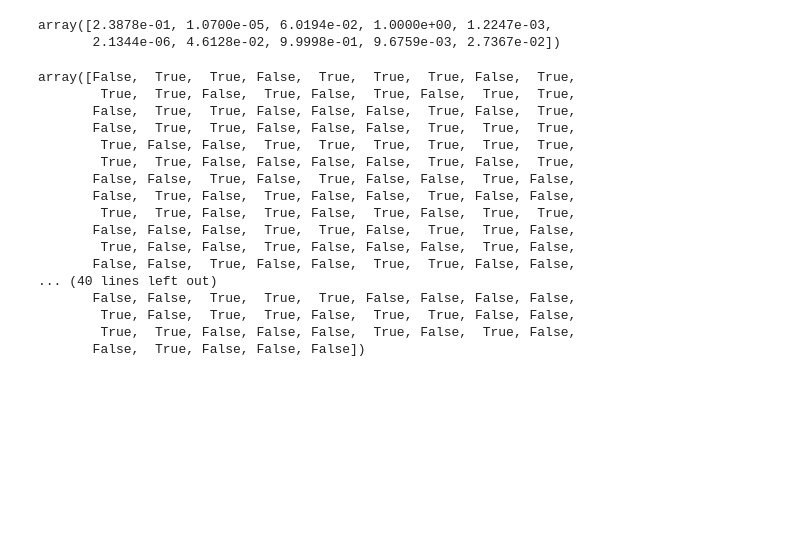
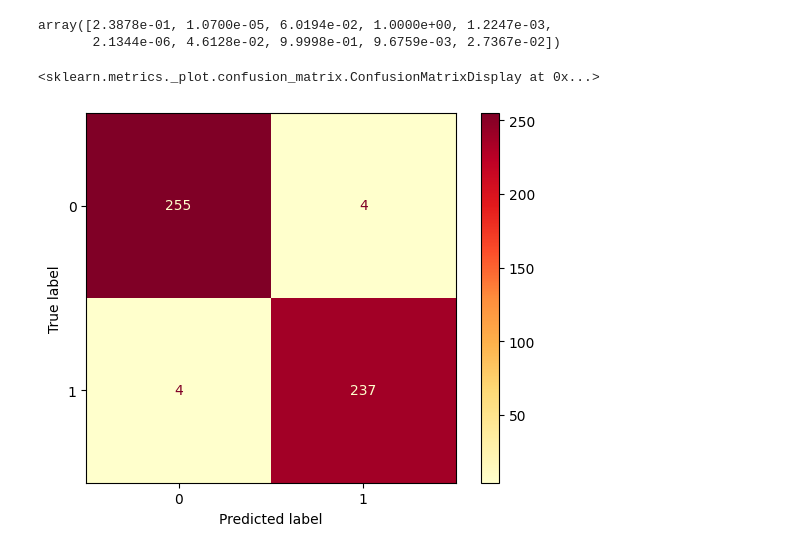
Before and after one commit to Unchana19/deep-learning, a Jupyter notebook: 03_Backprop_HW.ipynb, the cells around one changed output. Drawn from its saved outputs; the diff is of its cells as text; code cells hidden in the pictures; blank space fills up the shorter version.

Commit message:
confusion matrix

```diff
--- a/03_Backprop_HW.ipynb
+++ b/03_Backprop_HW.ipynb
@@ -199,23 +199,3 @@ y_pred[:10]
 # %% [output]
 array([2.3878e-01, 1.0700e-05, 6.0194e-02, 1.0000e+00, 1.2247e-03,
        2.1344e-06, 4.6128e-02, 9.9998e-01, 9.6759e-03, 2.7367e-02])
-# %%
-(y_pred_0) & (y == 0)
-# %% [output]
-array([False,  True,  True, False,  True,  True,  True, False,  True,
-        True,  True, False,  True, False,  True, False,  True,  True,
-       False,  True,  True, False, False, False,  True, False,  True,
-       False,  True,  True, False, False, False,  True,  True,  True,
-        True, False, False,  True,  True,  True,  True,  True,  True,
-        True,  True, False, False, False, False,  True, False,  True,
-       False, False,  True, False,  True, False, False,  True, False,
-       False,  True, False,  True, False, False,  True, False, False,
-        True,  True, False,  True, False,  True, False,  True,  True,
-       False, False, False,  True,  True, False,  True,  True, False,
-        True, False, False,  True, False, False, False,  True, False,
-       False, False,  True, False, False,  True,  True, False, False,
-... (40 lines left out)
-       False, False,  True,  True,  True, False, False, False, False,
-        True, False,  True,  True, False,  True,  True, False, False,
-        True,  True, False, False, False,  True, False,  True, False,
-       False,  True, False, False, False])
@@ -221,0 +208,12 @@ array([False,  True,  True, False,  True,  True,  True, False,  True,
+# %%
+from sklearn.metrics import confusion_matrix, ConfusionMatrixDisplay
+
+# Generate confusion matrix
+cm = confusion_matrix(y, (y_pred >= 0.5).astype(int))
+
+# Display confusion matrix
+disp = ConfusionMatrixDisplay(confusion_matrix=cm)
+disp.plot(cmap='YlOrRd')
+# %% [output]
+<sklearn.metrics._plot.confusion_matrix.ConfusionMatrixDisplay at 0x...>
+[figure, added]
```
Also changed, not shown: parts of 7 cells of this notebook.
